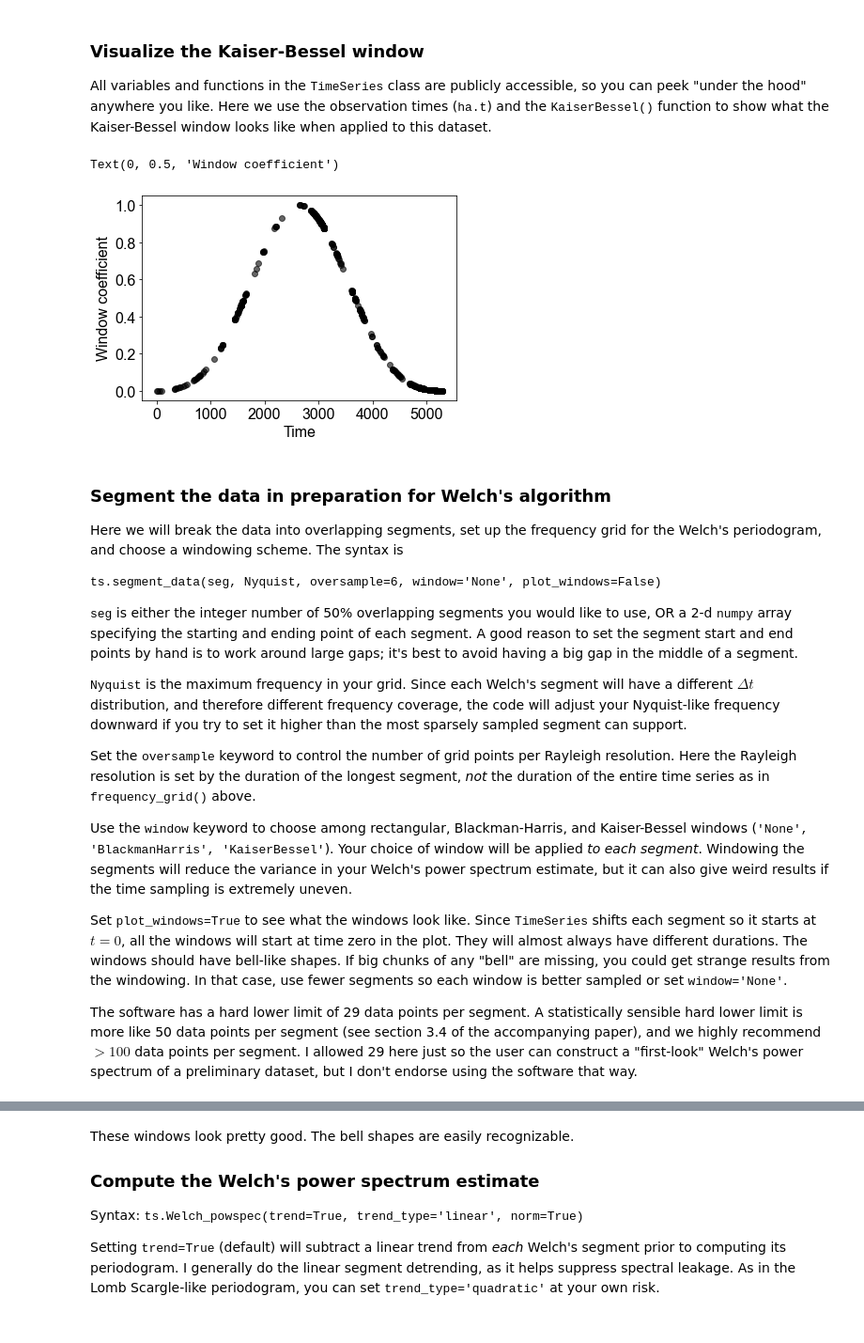
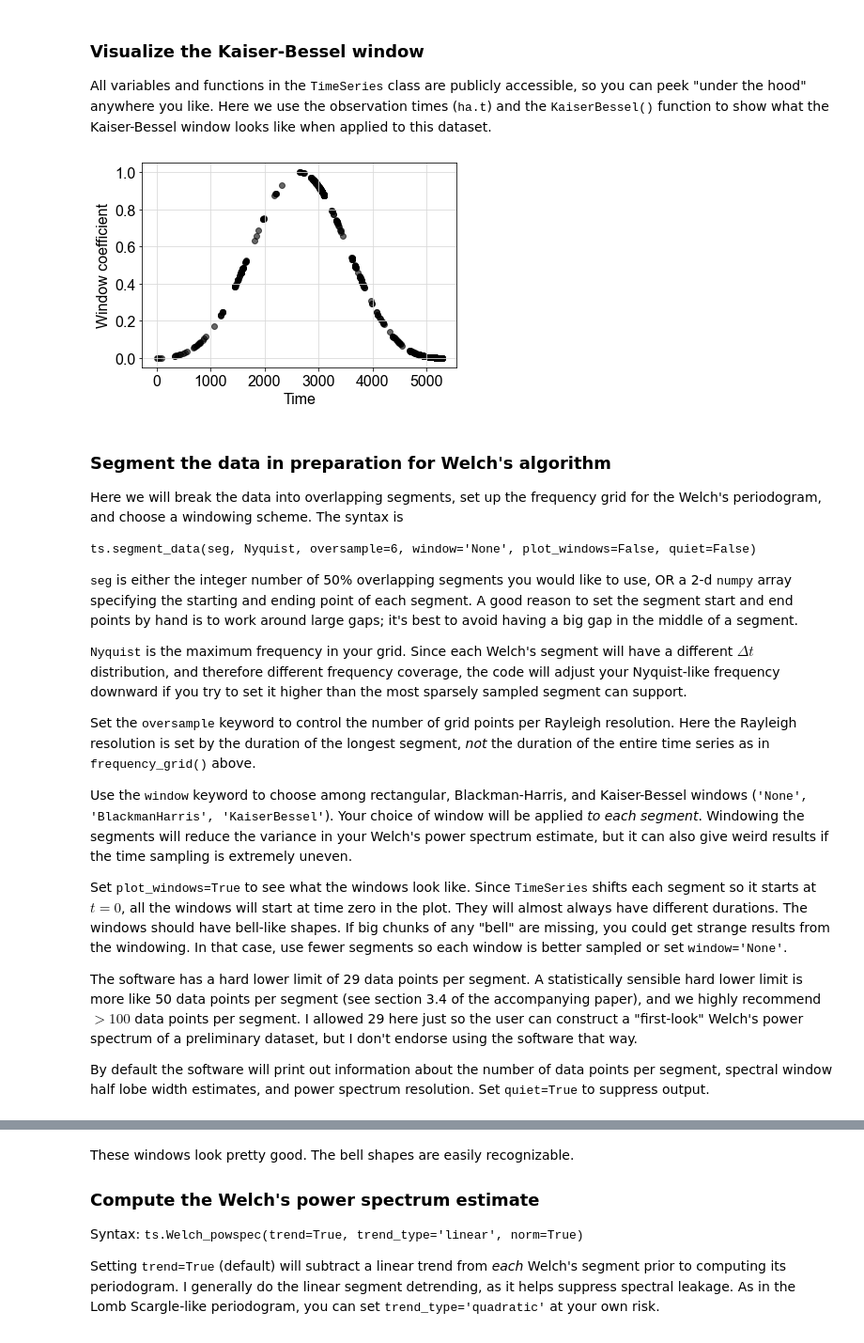
Before and after one commit to sdrastro/NWelch, a Jupyter notebook: demo/TimeSeries_demo.ipynb, the cells around one changed output, grey strips where cells are left out. Shown at 94% size. Cells and saved outputs as stored; diff of their text form; code cells hidden in the pictures.

Commit message:
Remove 0-frequency from pow spec, better plots

```diff
--- a/demo/TimeSeries_demo.ipynb
+++ b/demo/TimeSeries_demo.ipynb
@@ -205,16 +207,16 @@ All variables and functions in the <tt>TimeSeries</tt> class are publicly access
 # %%
 plt.scatter(ha.t, TimeSeries.KaiserBessel(ha.t), color='k', alpha=0.6, edgecolor='k')
 plt.xlabel('Time')
 plt.ylabel('Window coefficient')
+plt.grid(color='0.85')
 # %% [output]
-Text(0, 0.5, 'Window coefficient')
-[figure, old version]
+[figure, new version]
 # %% [markdown]
 ### Segment the data in preparation for Welch's algorithm
 
 Here we will break the data into overlapping segments, set up the frequency grid for the Welch's periodogram, and choose a windowing scheme. The syntax is
 
-<tt>ts.segment_data(seg, Nyquist, oversample=6, window='None', plot_windows=False)</tt>
+<tt>ts.segment_data(seg, Nyquist, oversample=6, window='None', plot_windows=False, quiet=False)</tt>
 
 <tt>seg</tt> is either the integer number of 50% overlapping segments you would like to use, OR a 2-d <tt>numpy</tt> array specifying the starting and ending point of each segment. A good reason to set the segment start and end points by hand is to work around large gaps; it's best to avoid having a big gap in the middle of a segment.
 
@@ -227,6 +229,8 @@ Use the <tt>window</tt> keyword to choose among rectangular, Blackman-Harris, an
 Set <tt>plot_windows=True</tt> to see what the windows look like. Since <tt>TimeSeries</tt> shifts each segment so it starts at $t = 0$, all the windows will start at time zero in the plot. They will almost always have different durations. The windows should have bell-like shapes. If big chunks of any "bell" are missing, you could get strange results from the windowing. In that case, use fewer segments so each window is better sampled or set <tt>window='None'</tt>.
 
 The software has a hard lower limit of 29 data points per segment. A statistically sensible hard lower limit is more like 50 data points per segment (see section 3.4 of the accompanying paper), and we highly recommend $> 100$ data points per segment. I allowed 29 here just so the user can construct a "first-look" Welch's power spectrum of a preliminary dataset, but I don't endorse using the software that way.
+
+By default the software will print out information about the number of data points per segment, spectral window half lobe width estimates, and power spectrum resolution. Set <tt>quiet=True</tt> to suppress output.
 # %%
 ha.segment_data(5, 0.2, window='BlackmanHarris', plot_windows=True)
 # %% [output]
```
Also changed, not shown: parts of 13 cells of this notebook, 1 other file.
